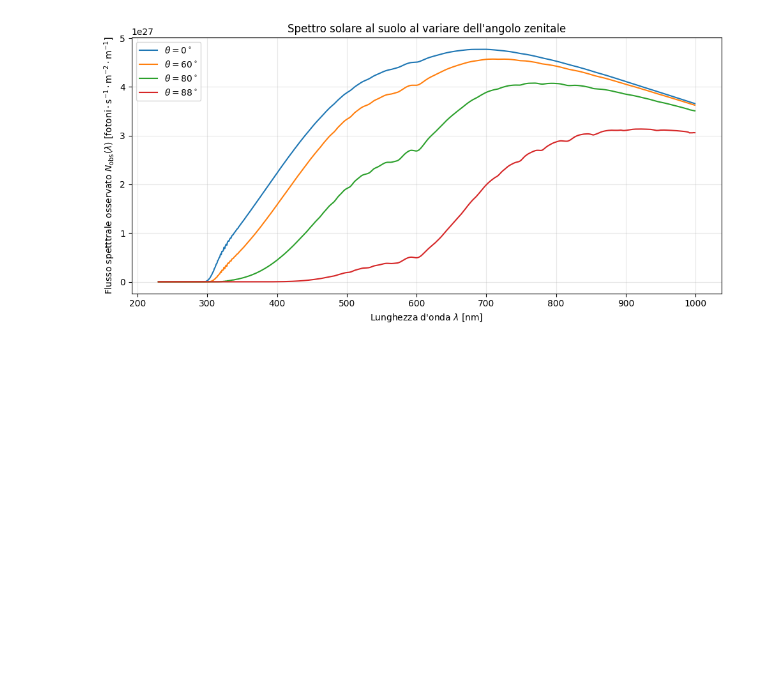
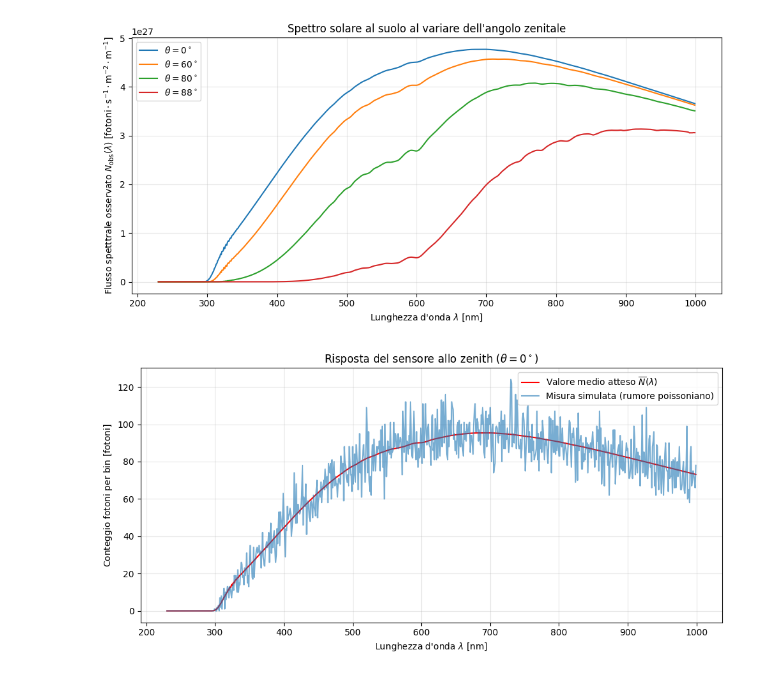
Before and after one commit to giovanni-zugarini/Progetto-MCF, a Jupyter notebook: simulazione.ipynb, the cells around one changed output. Saved outputs shown, nothing was run; the diff lists cells and outputs as text; code cells hidden in the pictures; blank space fills up the shorter version.

```diff
--- a/simulazione.ipynb
+++ b/simulazione.ipynb
@@ -49,3 +49,18 @@ plt.tight_layout()
 plt.show()
 # %% [output]
 [figure]
+# %%
+sensore_1 = sensore.sensore('sensore 1',area=1e-4, sensibilità=1.0, t_esposizione=2e-13, d_lambda=delta_lambda)
+misurazione = sensore_1.misura(N_completa, wavelength)
+plt.figure(figsize=(10,5))
+plt.plot(wl_nm, misurazione['atteso'], label='Valore medio atteso $\\overline{N}(\\lambda)$', color='red', linewidth=1.5)
+plt.plot(wl_nm, misurazione['misurato'], label='Misura simulata (rumore poissoniano)', alpha=0.6)
+plt.xlabel("Lunghezza d'onda $\\lambda$ [nm]")
+plt.ylabel('Conteggio fotoni per bin [$\\mathrm{fotoni}$]')
+plt.title('Risposta del sensore allo zenith ($\\theta = 0^\\circ$)')
+plt.legend()
+plt.grid(True, alpha=0.3)
+plt.tight_layout()
+plt.show()
+# %% [output]
+[figure, added]
```
Also changed, not shown: parts of 1 cell of this notebook.
